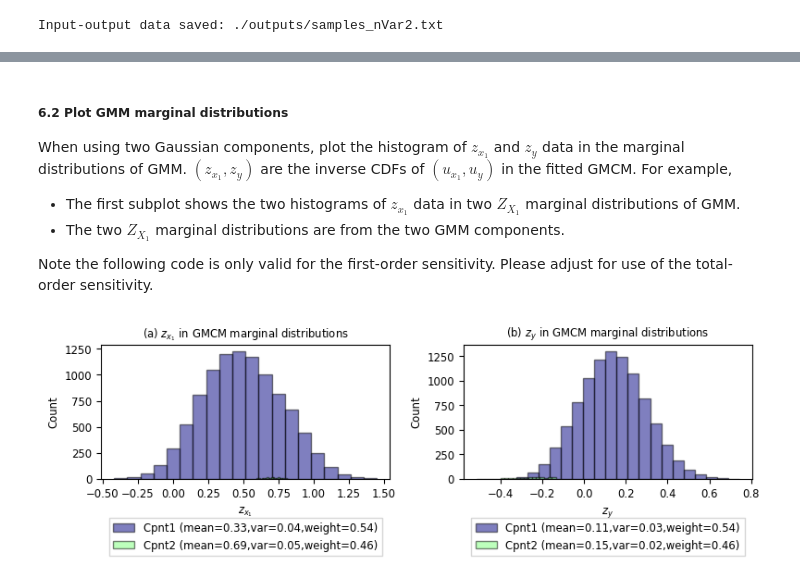
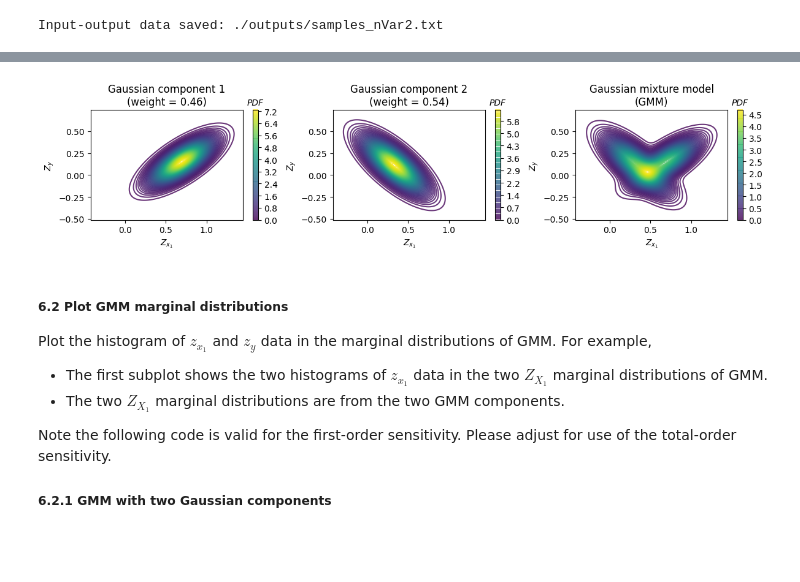
Before and after one commit to CH-Earth/pyviscous, a Jupyter notebook: examples/Rosbrock_function/Rosbrock_function.ipynb, the cells around one changed output, grey strips where cells are left out. Cells and saved outputs as stored; diff of their text form; code cells hidden in the pictures; blank space fills up the shorter version.

```diff
--- a/examples/Rosbrock_function/Rosbrock_function.ipynb
+++ b/examples/Rosbrock_function/Rosbrock_function.ipynb
@@ -480,73 +188,14 @@ plt.show()
+# %%
+z_2cpnt = vs.gmm_marginal_ppf(u, gmcm_2cpnt.params)        # Approximates the inverse cdf of the input given the GMCM parameters
+ofile   = os.path.join(outputDir,'gmm_2cpnt_contour.png')  # Output figure file
+vsplt.plot_gmm_counter(gmcm_2cpnt, z_2cpnt, xIndex, ofile) # Plot
+# %% [output]
+[figure, added]
 # %% [markdown]
 ##### 6.2 Plot GMM marginal distributions
-When using two Gaussian components, plot the histogram of $z_{x_1}$ and $z_y$ data in the marginal distributions of GMM. $(z_{x_1},z_y)$ are the inverse CDFs of $(u_{x_1},u_y)$ in the fitted GMCM. For example, <br>
-- The first subplot shows the two histograms of $z_{x_1}$ data in two $Z_{X_1}$ marginal distributions of GMM. <br>
+Plot the histogram of $z_{x_1}$ and $z_y$ data in the marginal distributions of GMM. For example, <br>
+- The first subplot shows the two histograms of $z_{x_1}$ data in the two $Z_{X_1}$ marginal distributions of GMM. <br>
 - The two $Z_{X_1}$ marginal distributions are from the two GMM components. <br>
 
-Note the following code is only valid for the first-order sensitivity. Please adjust for use of the total-order sensitivity.
+Note the following code is valid for the first-order sensitivity. Please adjust for use of the total-order sensitivity.
+##### 6.2.1 GMM with two Gaussian components
-# %%
-import matplotlib as mpl
-
-# Extract empirical CDF for evaluated input-output data
-u = np.concatenate((ux[:,xIndex].reshape((-1,1)),uy),axis=1)
-
-# Get inverse CDF based on gmcm (implicitly realize via gmm)
-z_2cpnt = vs.gmm_marginal_ppf(u, gmcm_2cpnt.params)
-
-# Get GMM weights, means, and covariances.
-gmm = gmcm_2cpnt
-gmmWeights         = gmm.params.prob          # shape (n_components,)
-gmmMeans           = gmm.params.means         # shape (n_components, n_variables). n_variables = n_feature in sklearn.mixture.GaussianMixture reference.
-gmmCovariances     = gmm.params.covs          # (n_components, n_variables, n_variables) if covariance_type = ‘full’ (by default).
-gmmNComponents     = gmm.params.n_clusters    # number of components
-
-# Get the GMM clustering (label) results
-pdf_all_cpnts = np.zeros((len(data),gmmNComponents))
-for n_component in range(gmmNComponents):
-    mean, cov = gmmMeans[n_component,:],gmmCovariances[n_component,:,:]
-    pdf_all_cpnts[:,n_component] = multivariate_normal.pdf(data[:,[0,-1]], mean, cov)
-labels = np.argmax(pdf_all_cpnts, axis=1)
-
-# Plot
-ncols   = 2
-nrows   = 1
-fig, ax = plt.subplots(nrows=nrows, ncols=ncols,figsize=(4*ncols,3*nrows))
-
-col = (np.arange(gmmNComponents))/(gmmNComponents)
-cmap = mpl.colormaps['jet'] # 'viridis'
-
-for icol in range(ncols):
-    if icol == 0:
-        title = '(a) $z_{x_1}$ in GMCM marginal distributions'
-        xlabel,ylabel='$z_{x_1}$','Count'
-        # loop each component and plot
-        for iComponent in range(gmmNComponents):
-            ax[icol].hist(z_2cpnt[labels==iComponent,0], bins=20, color=cmap(col[iComponent]),
-                          edgecolor = 'black', alpha=0.5,
-                          label='Cpnt%d (mean=%.2f,var=%.2f,weight=%.2f)'%(iComponent+1, gmmMeans[iComponent,0],
-                                                                        gmmCovariances[iComponent,0,0], gmmWeights[iComponent]))
-
-    elif icol == 1:
-        title = '(b) $z_{y}$ in GMCM marginal distributions'
-        xlabel,ylabel='$z_{y}$','Count'
-        # loop each component and plot
-        for iComponent in range(gmmNComponents):
-            ax[icol].hist(z_2cpnt[labels==iComponent,-1], bins=20, color=cmap(col[iComponent]),
-                          edgecolor = 'black', alpha=0.5,
-                          label='Cpnt%d (mean=%.2f,var=%.2f,weight=%.2f)'%(iComponent+1, gmmMeans[iComponent,-1],
-                                                                        gmmCovariances[iComponent,-1,-1], gmmWeights[iComponent]))
-
-    ax[icol].set_title(title,fontsize='small')
-    ax[icol].set_xlabel(xlabel,fontsize='small')#,labelpad=0)
-    ax[icol].set_ylabel(ylabel,fontsize='small')#,labelpad=-5)
-    ax[icol].tick_params(axis='both', labelsize='small')
-
-    # Put a legend below current axis
-    ax[icol].legend(loc='upper center', bbox_to_anchor=(0.5, -0.25), fancybox=False, shadow=False, ncol=1,fontsize='small')
-
-plt.tight_layout()
-ofile  = os.path.join(outputDir,'gmm_2cpnt_marginal_dists(optional).png')
-plt.savefig(ofile, dpi=150)
-plt.show()
-# %% [output]
-[figure, removed]
```
Also changed, not shown: parts of 29 cells of this notebook, 2 other files.
